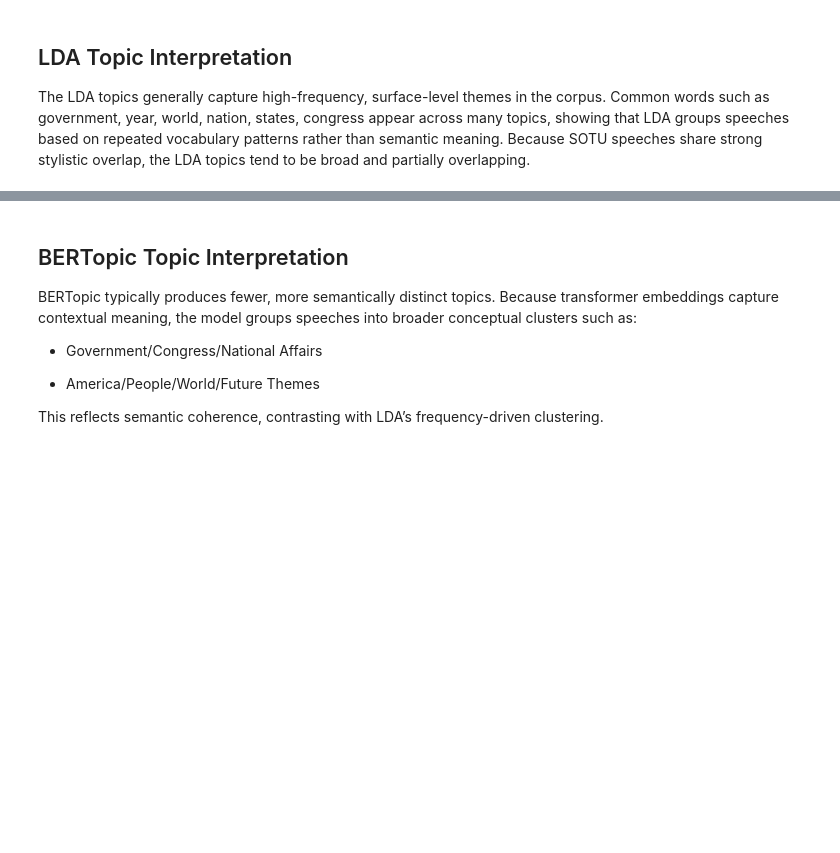
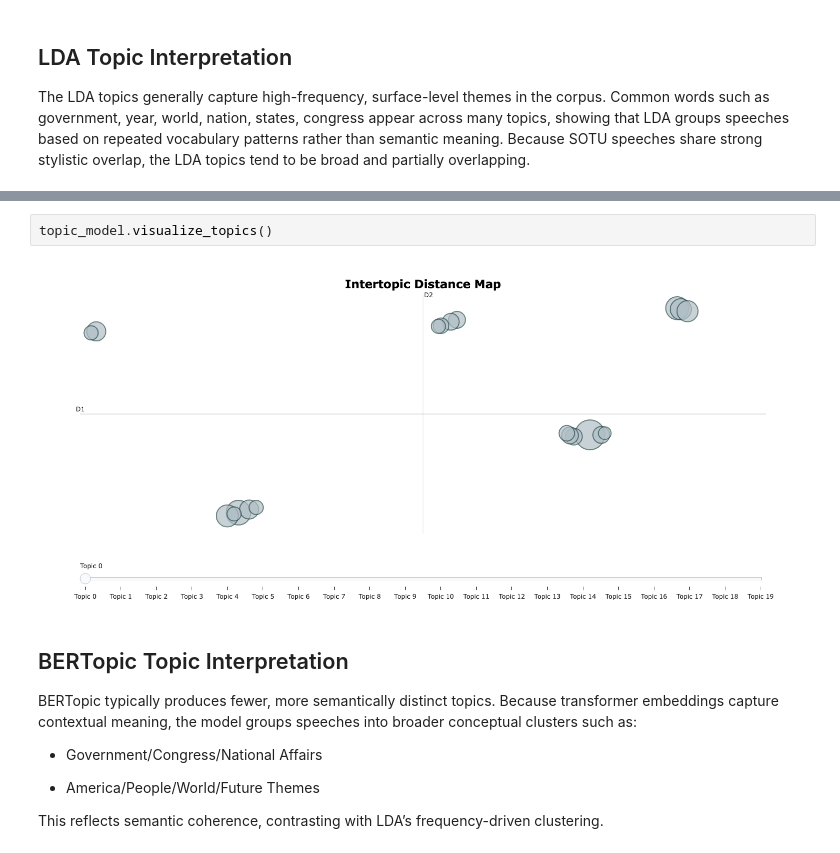
Before and after one commit to UCB-stat-159-f25/proj02-group23, a Jupyter notebook: nlp-P03.ipynb, the cells around one changed output, grey strips where cells are left out. Cells and saved outputs as stored; diff of their text form; blank space fills up the shorter version.

```diff
--- a/nlp-P03.ipynb
+++ b/nlp-P03.ipynb
@@ -114,3 +140,7 @@ topic_info.head()
+# %%
+topic_model.visualize_topics()
+# %% [output]
+[figure, added]
 # %% [markdown]
 ## BERTopic Topic Interpretation
 
```
Also changed, not shown: parts of 16 cells of this notebook, 5 other files.
